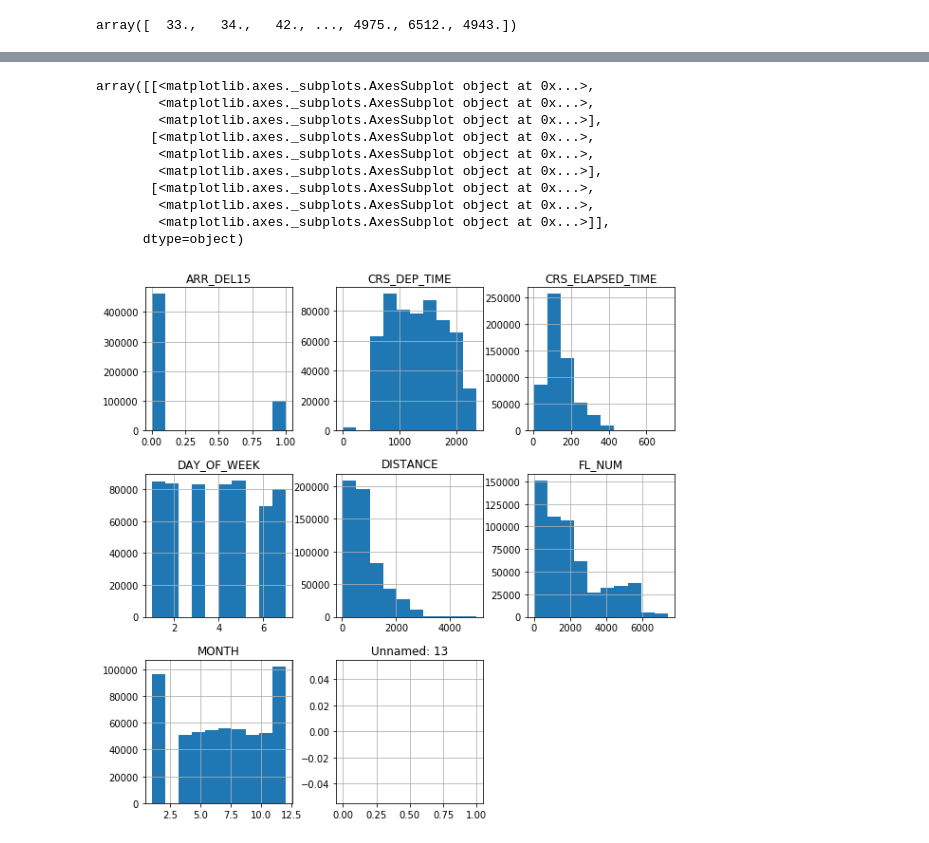
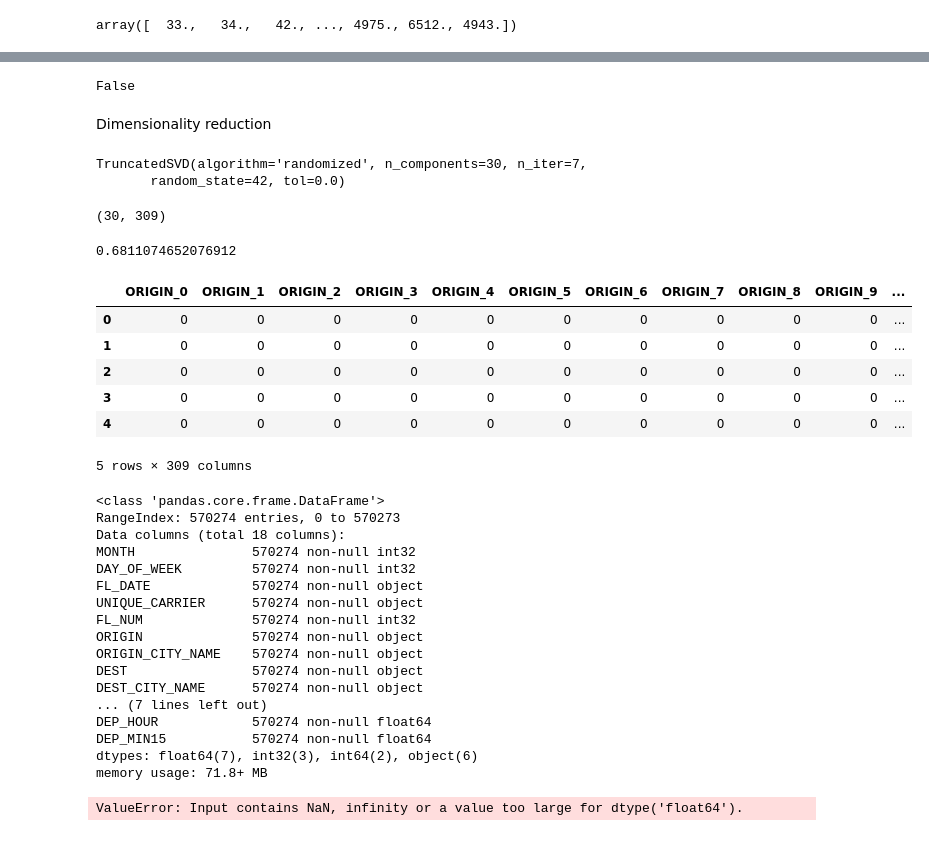
Before and after one commit to jin-sj/cs686_machine_learning, a Jupyter notebook: data_project/flight_delay.ipynb, the cells around one changed output, grey strips where cells are left out. Cells and saved outputs as stored; diff of their text form; code cells hidden in the pictures.

```diff
--- a/data_project/flight_delay.ipynb
+++ b/data_project/flight_delay.ipynb
@@ -6,7 +9,7 @@ from sklearn.preprocessing import LabelEncoder, OneHotEncoder
 # %%
 dtype=dict(MONTH=np.int32, DAY_OF_WEEK=np.int32, FL_NUM=np.int32)
 
-df = pd.read_csv("data/reduced-aggregated.csv", dtype=dtype)
+df = pd.read_csv("data/aggregated.csv", dtype=dtype)
 # %%
 df.info()
 # %% [output]
@@ -101,4 +123,4 @@ def clean_data(df, oe_dict=None):
 
     return df, oe_dict
 # %%
-clean_df = clean_data(df)
+clean_df, oe_dict = clean_data(df)
@@ -148,14 +184,54 @@ plt.rcParams['figure.figsize'] = [10, 10]
+# %%
+data.isnull().values.any()
+# %% [output]
+False
+# %% [markdown]
+Dimensionality reduction
+# %%
+col = 'ORIGIN'
+features = np.array(oe_dict[col].categories_).ravel()
+truncate_df = clean_df[[col+"_"+str(i) for i in range(len(features))]]
+
+svd = TruncatedSVD(n_components=len(features)//10, n_iter=7, random_state=42)
+svd.fit(truncate_df)
+# %% [output]
+TruncatedSVD(algorithm='randomized', n_components=30, n_iter=7,
+       random_state=42, tol=0.0)
+# %%
+svd.components_.shape
+# %% [output]
+(30, 309)
+# %%
+svd.explained_variance_ratio_.sum()
+# %% [output]
+0.6811074652076912
+# %%
+truncate_df.head()
+# %% [output]
+|  | ORIGIN_0 | ORIGIN_1 | ORIGIN_2 | ORIGIN_3 | ORIGIN_4 | ORIGIN_5 | ORIGIN_6 | ORIGIN_7 | ORIGIN_8 | ORIGIN_9 | ... |
+| 0 | 0 | 0 | 0 | 0 | 0 | 0 | 0 | 0 | 0 | 0 | ... |
+| 1 | 0 | 0 | 0 | 0 | 0 | 0 | 0 | 0 | 0 | 0 | ... |
+| 2 | 0 | 0 | 0 | 0 | 0 | 0 | 0 | 0 | 0 | 0 | ... |
+| 3 | 0 | 0 | 0 | 0 | 0 | 0 | 0 | 0 | 0 | 0 | ... |
+| 4 | 0 | 0 | 0 | 0 | 0 | 0 | 0 | 0 | 0 | 0 | ... |
+5 rows × 309 columns
 # %%
-df.hist()
+df.info()
 # %% [output]
-array([[<matplotlib.axes._subplots.AxesSubplot object at 0x...>,
-        <matplotlib.axes._subplots.AxesSubplot object at 0x...>,
-        <matplotlib.axes._subplots.AxesSubplot object at 0x...>],
-       [<matplotlib.axes._subplots.AxesSubplot object at 0x...>,
-        <matplotlib.axes._subplots.AxesSubplot object at 0x...>,
-        <matplotlib.axes._subplots.AxesSubplot object at 0x...>],
-       [<matplotlib.axes._subplots.AxesSubplot object at 0x...>,
-        <matplotlib.axes._subplots.AxesSubplot object at 0x...>,
-        <matplotlib.axes._subplots.AxesSubplot object at 0x...>]],
-      dtype=object)
+<class 'pandas.core.frame.DataFrame'>
+RangeIndex: 570274 entries, 0 to 570273
+Data columns (total 18 columns):
+MONTH               570274 non-null int32
+DAY_OF_WEEK         570274 non-null int32
+FL_DATE             570274 non-null object
+UNIQUE_CARRIER      570274 non-null object
+FL_NUM              570274 non-null int32
+ORIGIN              570274 non-null object
+ORIGIN_CITY_NAME    570274 non-null object
+DEST                570274 non-null object
+DEST_CITY_NAME      570274 non-null object
+... (7 lines left out)
+DEP_HOUR            570274 non-null float64
+DEP_MIN15           570274 non-null float64
+dtypes: float64(7), int32(3), int64(2), object(6)
+memory usage: 71.8+ MB
-[figure, removed]
@@ -161,0 +241,6 @@ array([[<matplotlib.axes._subplots.AxesSubplot object at 0x...>,
+# %%
+clf = RandomForestClassifier(n_estimators=100)
+clf.fit(data, target)
+#scores = cross_val_score(clf, data, target, cv=5)
+# %% [output]
+ValueError: Input contains NaN, infinity or a value too large for dtype('float64').
```
Also changed, not shown: parts of 10 cells of this notebook.
